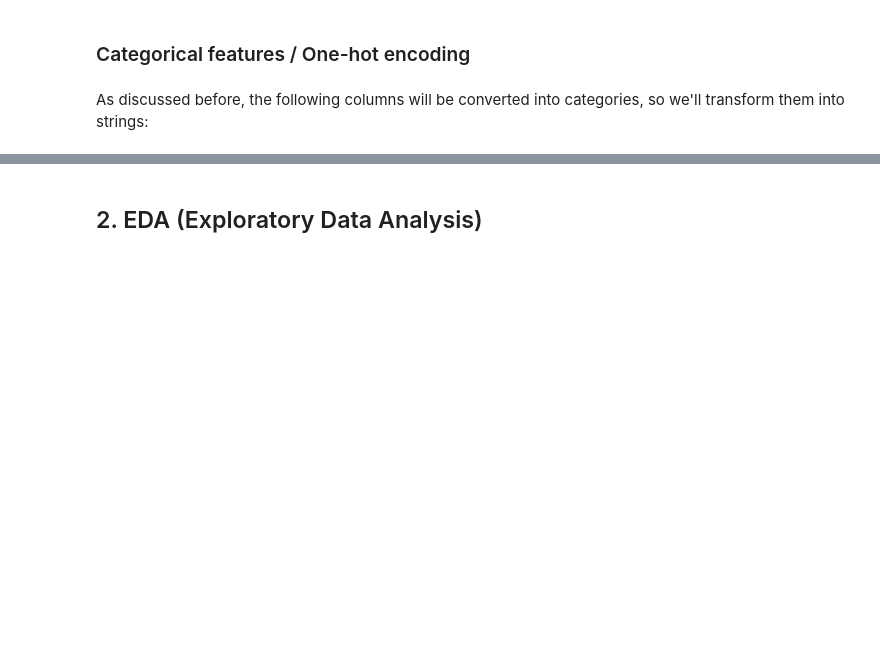
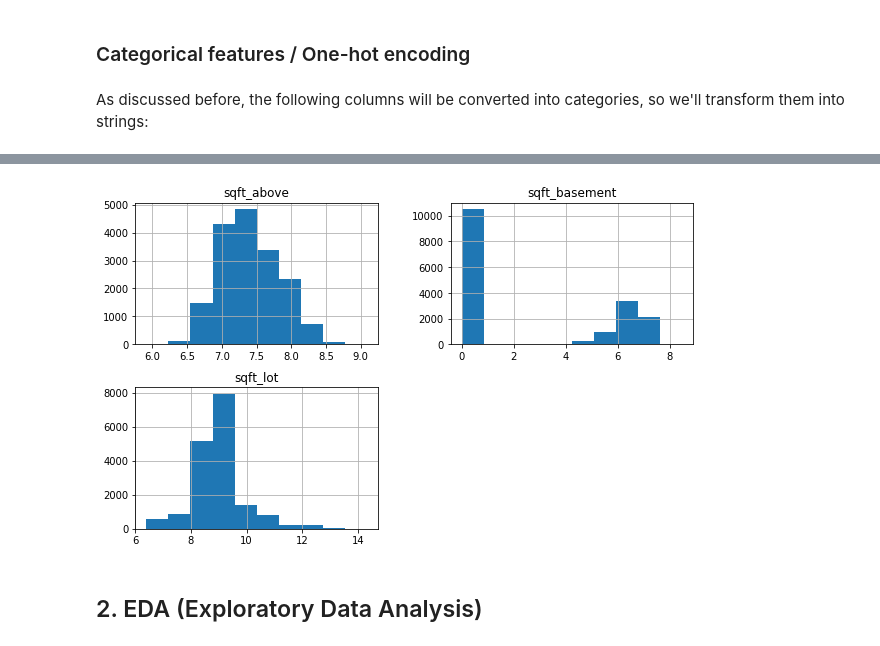
Before and after one commit to bartomolina/dsmod1project, a Jupyter notebook: student.ipynb, the cells around one changed output, grey strips where cells are left out. Drawn from its saved outputs; the diff is of its cells as text; code cells hidden in the pictures; blank space fills up the shorter version.

```diff
--- a/student.ipynb
+++ b/student.ipynb
@@ -448,3 +448,20 @@ for column in df_cat.columns:
+# %%
+# ignore SettingWithCopyWarning warnings
+pd.set_option('mode.chained_assignment', None)
+
+# apply transformations to train data
+X_train['sqft_above'] = np.log(X_train['sqft_above'])
+X_train['sqft_basement'] = np.log1p(X_train['sqft_basement'])
+X_train['sqft_lot'] = np.log(X_train['sqft_lot'])
+
+# apply transformations to test data
+X_test['sqft_above'] = np.log(X_test['sqft_above'])
+X_test['sqft_basement'] = np.log1p(X_test['sqft_basement'])
+X_test['sqft_lot'] = np.log(X_test['sqft_lot'])
+# %%
+X_train[['sqft_above', 'sqft_basement', 'sqft_lot']].hist(figsize=(10,6));
+# %% [output]
+[figure, added]
 # %% [markdown]
 ## 2. EDA (Exploratory Data Analysis)
 # %%
```
Also changed, not shown: parts of 14 cells of this notebook.
